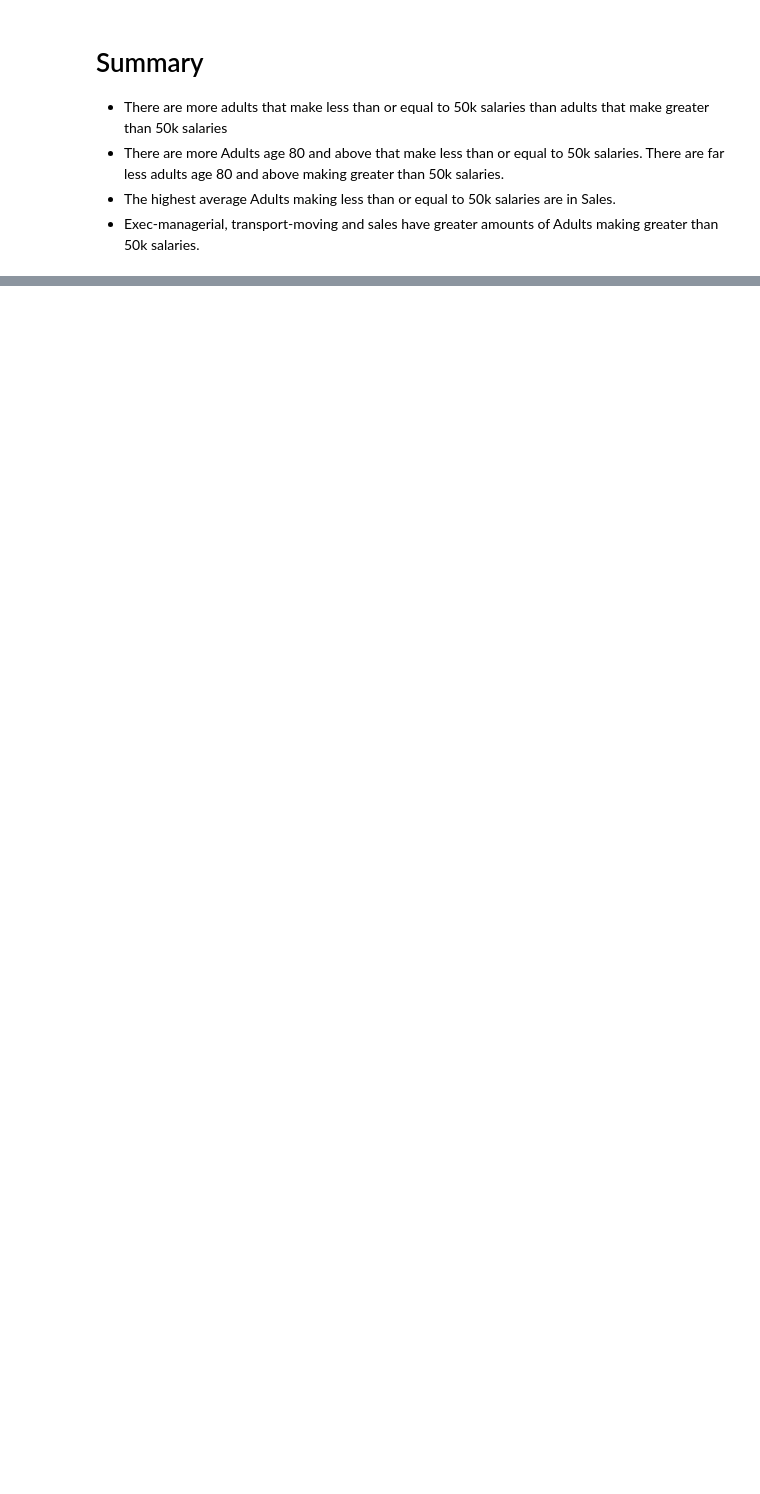
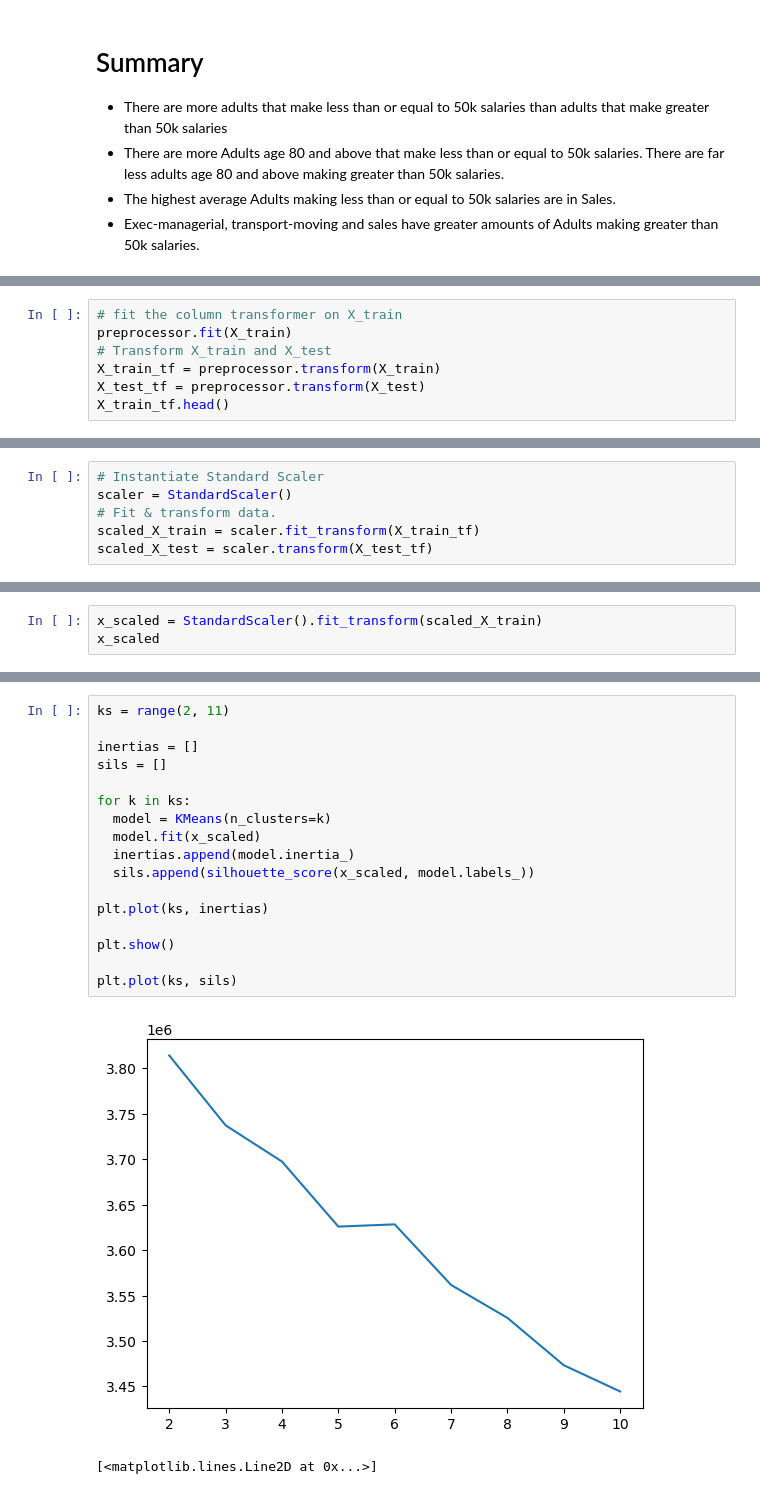
Before and after one commit to K-Pridge/Project-ML-, a Jupyter notebook: Project ML.ipynb, the cells around one changed output, grey strips where cells are left out. Drawn from its saved outputs; the diff is of its cells as text; blank space fills up the shorter version.

```diff
--- a/Project ML.ipynb
+++ b/Project ML.ipynb
@@ -393,0 +448,7 @@ ax = sns.stripplot(data=df, x='income', y='occupation',
+# %%
+# fit the column transformer on X_train
+preprocessor.fit(X_train)
+# Transform X_train and X_test
+X_train_tf = preprocessor.transform(X_train)
+X_test_tf = preprocessor.transform(X_test)
+X_train_tf.head()
@@ -393,0 +463,6 @@ ax = sns.stripplot(data=df, x='income', y='occupation',
+# %%
+# Instantiate Standard Scaler
+scaler = StandardScaler()
+# Fit & transform data.
+scaled_X_train = scaler.fit_transform(X_train_tf)
+scaled_X_test = scaler.transform(X_test_tf)
@@ -393,0 +554,3 @@ ax = sns.stripplot(data=df, x='income', y='occupation',
+# %%
+x_scaled = StandardScaler().fit_transform(scaled_X_train)
+x_scaled
@@ -393,0 +571,20 @@ ax = sns.stripplot(data=df, x='income', y='occupation',
+# %%
+ks = range(2, 11)
+
+inertias = []
+sils = []
+
+for k in ks:
+  model = KMeans(n_clusters=k)
+  model.fit(x_scaled)
+  inertias.append(model.inertia_)
+  sils.append(silhouette_score(x_scaled, model.labels_))
+
+plt.plot(ks, inertias)
+
+plt.show()
+
+plt.plot(ks, sils)
+# %% [output]
+[figure, added]
+[<matplotlib.lines.Line2D at 0x...>]
```
Also changed, not shown: parts of 31 cells of this notebook.
